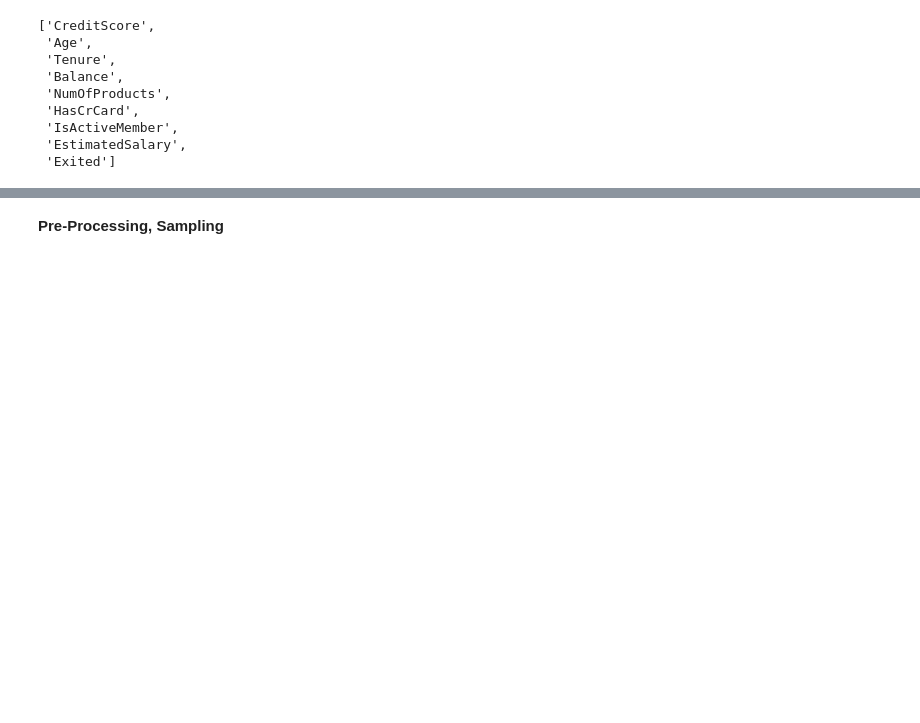
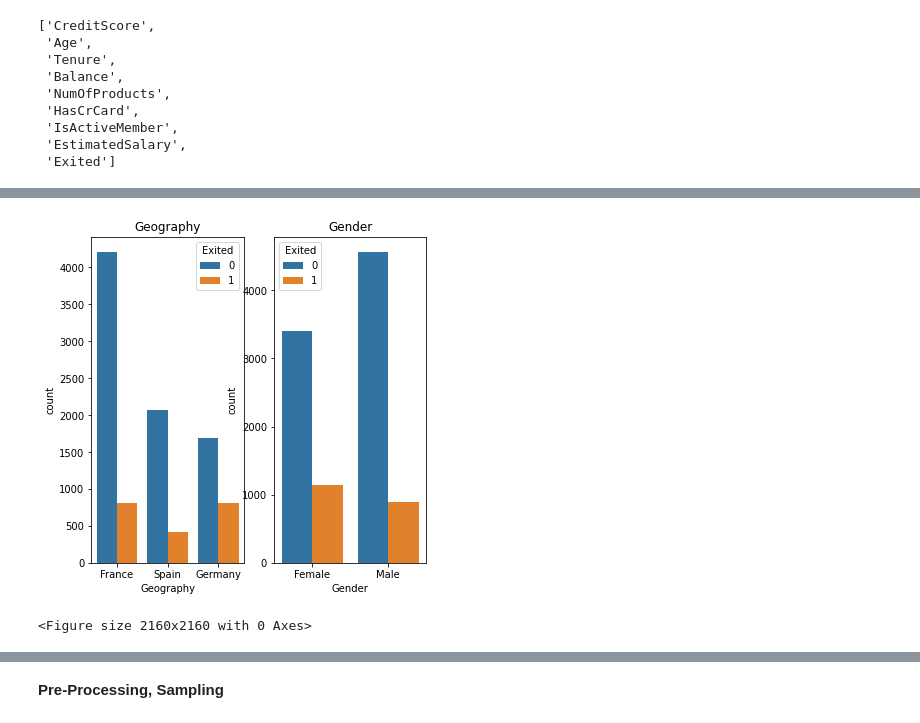
Before and after one commit to Matthenry1101/ChurnModel, a Jupyter notebook: New_Version_Churn_Modeling_Team6.ipynb, the cells around one changed output, grey strips where cells are left out. Cells and saved outputs as stored; diff of their text form; code cells hidden in the pictures; blank space fills up the shorter version.

```diff
--- a/New_Version_Churn_Modeling_Team6.ipynb
+++ b/New_Version_Churn_Modeling_Team6.ipynb
@@ -329,3 +342,16 @@ fig.set_size_inches(16,16)
+# %%
+# Bar plots of all categorical variables related to Y
+fig = plt.figure()
+plt.figure(figsize=(30,30))
+i = 1
+for col in categorical:
+    ax = fig.add_subplot(1,2,i)
+    sns.countplot(x=col,hue='Exited',data=df,ax = ax).set_title(col)
+    i = i+1
+fig.set_size_inches(6, 6)
+# %% [output]
+[figure, added]
+<Figure size 2160x2160 with 0 Axes>
 # %%
 # Boxplots for all numeric variables to Y
 fig = plt.figure()
```
Also changed, not shown: parts of 19 cells of this notebook.
